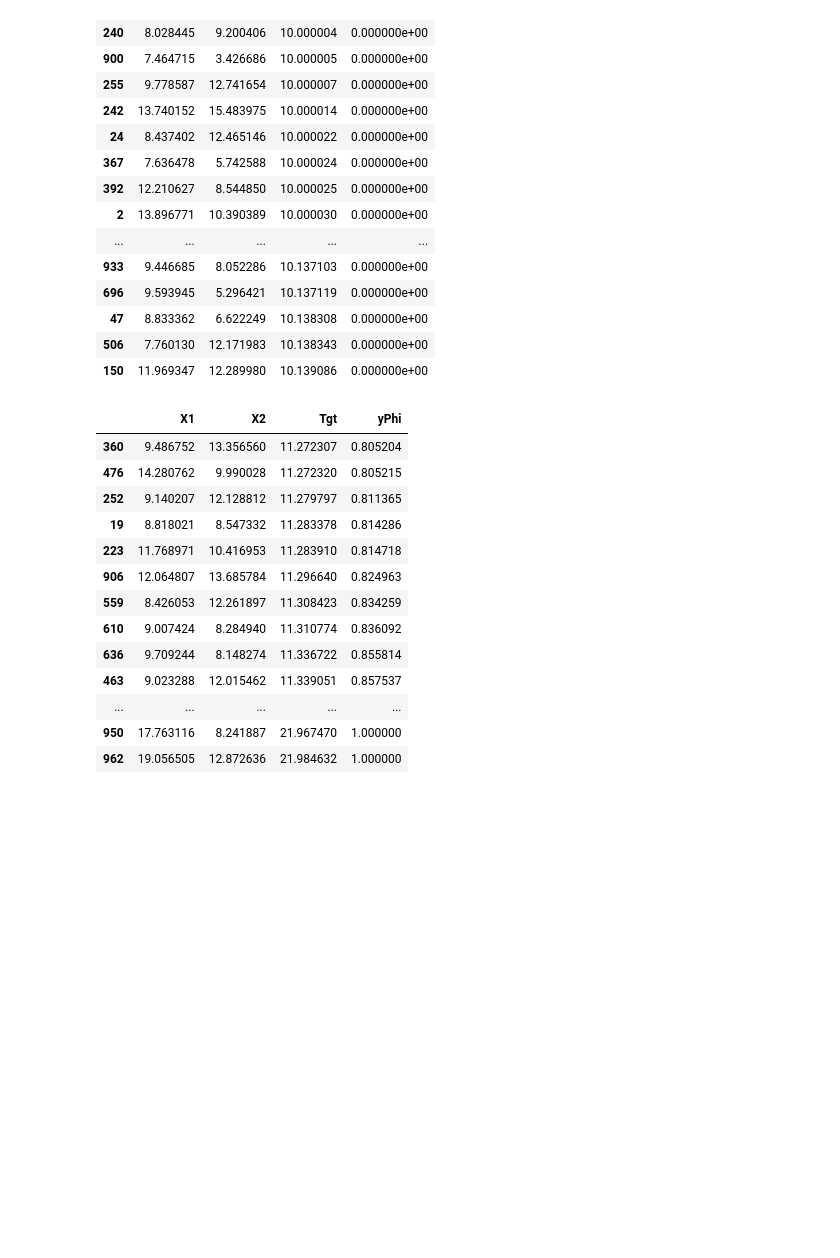
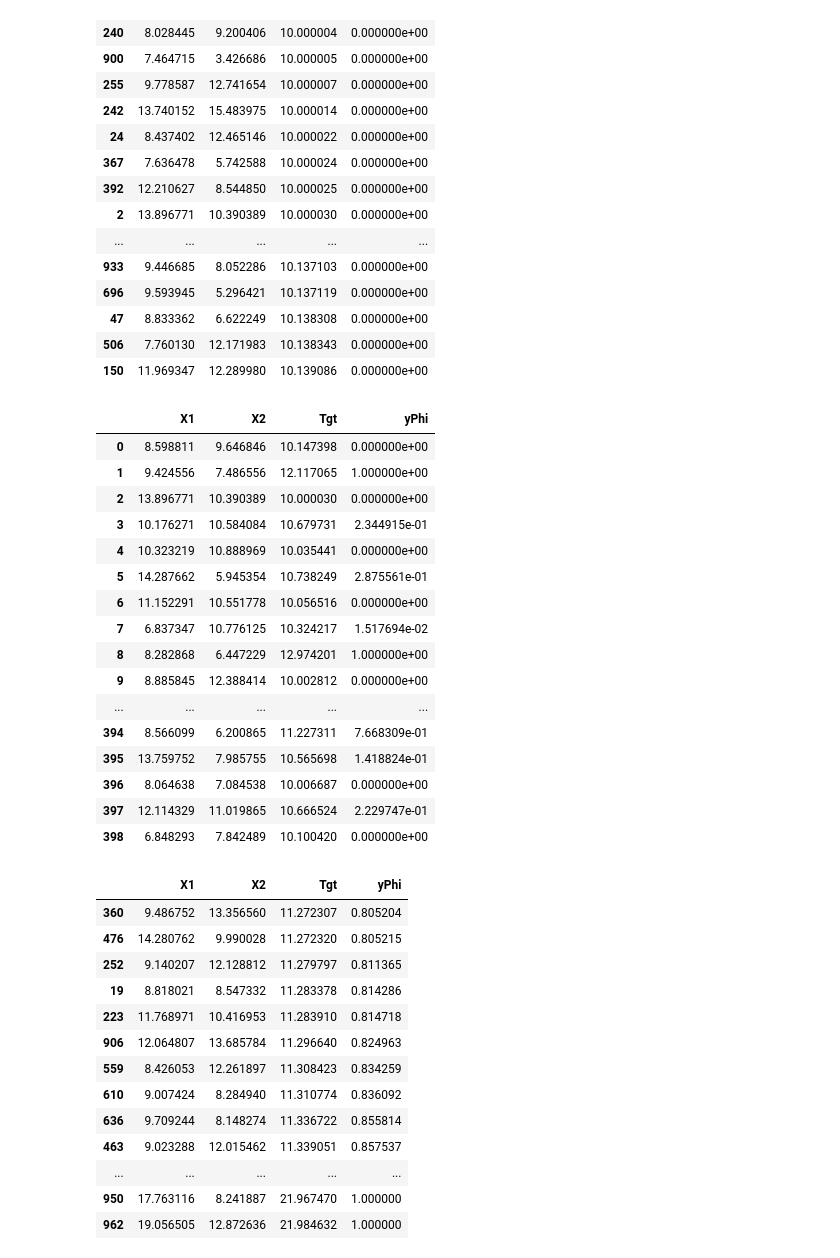
Before and after one commit to ndai093/ImbalancedRegressionSampler, a Jupyter notebook: test_smoter.ipynb, the cells around one changed output. Drawn from its saved outputs; the diff is of its cells as text; code cells hidden in the pictures; blank space fills up the shorter version.

```diff
--- a/test_smoter.ipynb
+++ b/test_smoter.ipynb
@@ -143,6 +143,27 @@ data1
 | 47 | 8.833362 | 6.622249 | 10.138308 | 0.000000e+00 |
 | 506 | 7.760130 | 12.171983 | 10.138343 | 0.000000e+00 |
 | 150 | 11.969347 | 12.289980 | 10.139086 | 0.000000e+00 |
+# %%
+data2 = smote1.getData()
+data2
+# %% [output]
+|  | X1 | X2 | Tgt | yPhi |
+| 0 | 8.598811 | 9.646846 | 10.147398 | 0.000000e+00 |
+| 1 | 9.424556 | 7.486556 | 12.117065 | 1.000000e+00 |
+| 2 | 13.896771 | 10.390389 | 10.000030 | 0.000000e+00 |
+| 3 | 10.176271 | 10.584084 | 10.679731 | 2.344915e-01 |
+| 4 | 10.323219 | 10.888969 | 10.035441 | 0.000000e+00 |
+| 5 | 14.287662 | 5.945354 | 10.738249 | 2.875561e-01 |
+| 6 | 11.152291 | 10.551778 | 10.056516 | 0.000000e+00 |
+| 7 | 6.837347 | 10.776125 | 10.324217 | 1.517694e-02 |
+| 8 | 8.282868 | 6.447229 | 12.974201 | 1.000000e+00 |
+| 9 | 8.885845 | 12.388414 | 10.002812 | 0.000000e+00 |
+| ... | ... | ... | ... | ... |
+| 394 | 8.566099 | 6.200865 | 11.227311 | 7.668309e-01 |
+| 395 | 13.759752 | 7.985755 | 10.565698 | 1.418824e-01 |
+| 396 | 8.064638 | 7.084538 | 10.006687 | 0.000000e+00 |
+| 397 | 12.114329 | 11.019865 | 10.666524 | 2.229747e-01 |
+| 398 | 6.848293 | 7.842489 | 10.100420 | 0.000000e+00 |
 # %%
 interesting_set = smote1.get_obj_interesting_set()
 uninteresting_set = smote1.get_obj_uninteresting_set()
```
Also changed, not shown: parts of 12 cells of this notebook, 1 other file.
